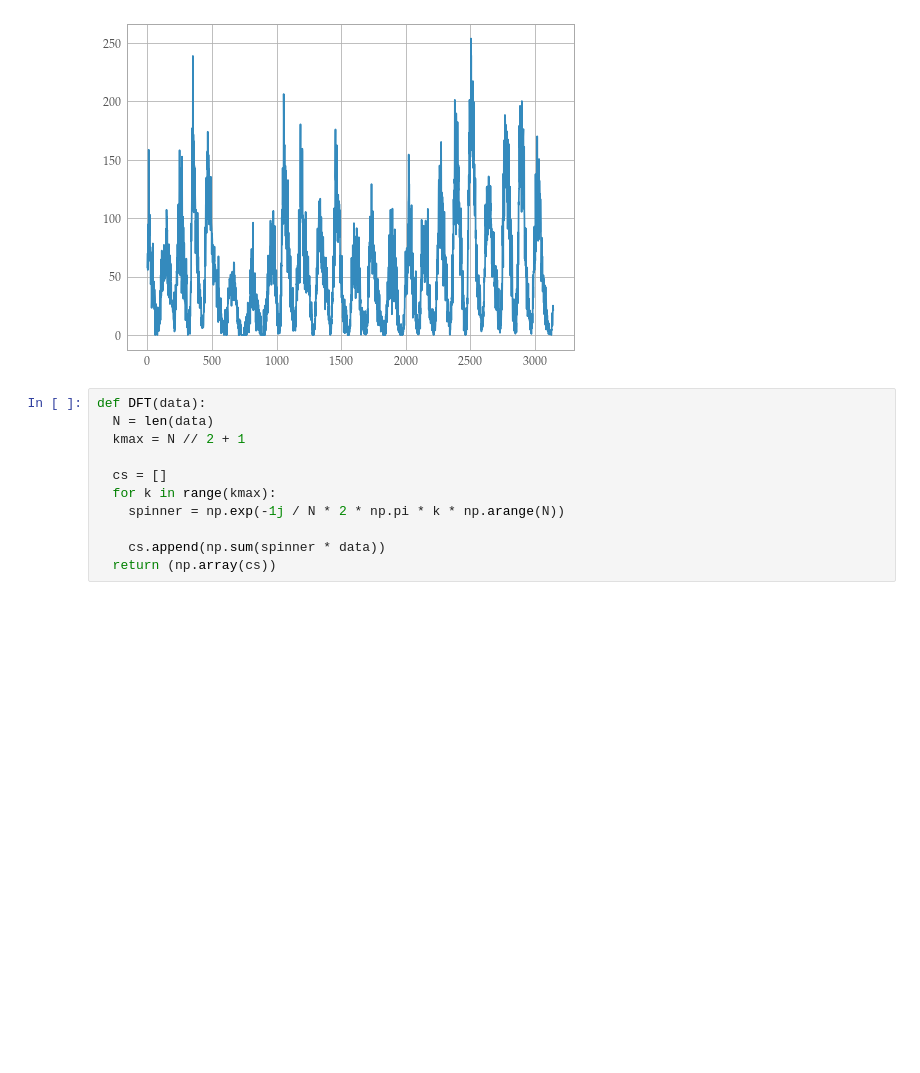
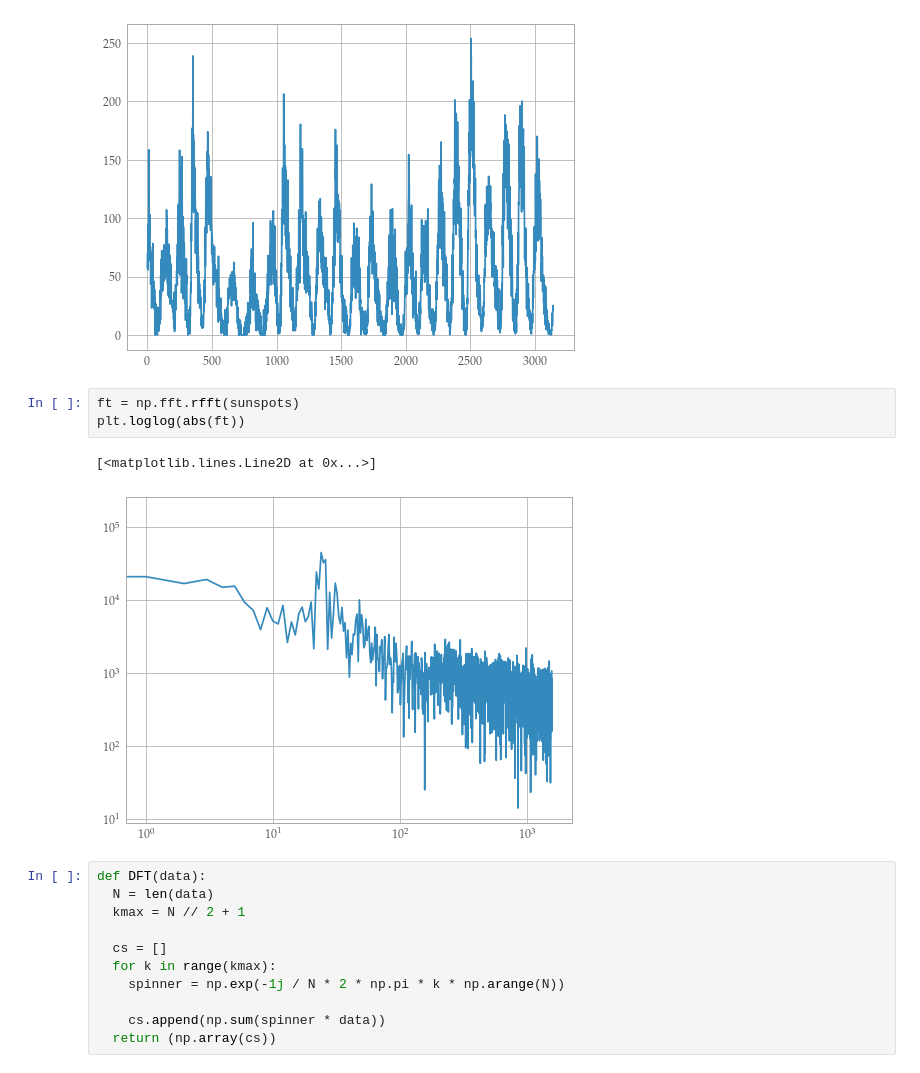
Before and after one commit to jacopok/python-testing, a Jupyter notebook: numerical_methods/fourier-10/Sunspots.ipynb, the cells around one changed output. Drawn from its saved outputs; the diff is of its cells as text; blank space fills up the shorter version.

```diff
--- a/numerical_methods/fourier-10/Sunspots.ipynb
+++ b/numerical_methods/fourier-10/Sunspots.ipynb
@@ -27,6 +27,12 @@ plt.plot(sunspots)
 # %% [output]
 [<matplotlib.lines.Line2D at 0x...>]
 [figure]
+# %%
+ft = np.fft.rfft(sunspots)
+plt.loglog(abs(ft))
+# %% [output]
+[<matplotlib.lines.Line2D at 0x...>]
+[figure, added]
 # %%
 def DFT(data):
   N = len(data)
```
Also changed, not shown: parts of 3 cells of this notebook, 1 other file.
